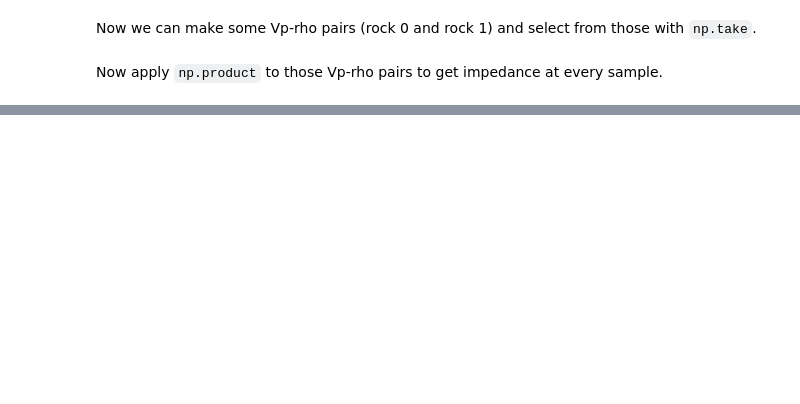
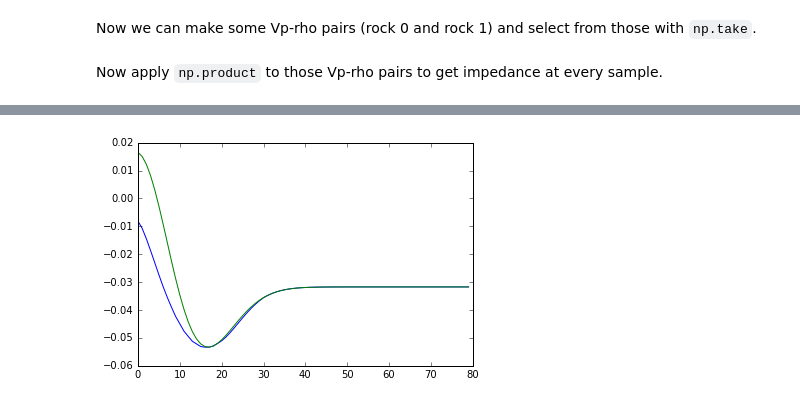
Before and after one commit to ymustc/geocomputing, a Jupyter notebook: notebooks/Synthetic_wedge.ipynb, the cells around one changed output, grey strips where cells are left out. Cells and saved outputs as stored; diff of their text form; code cells hidden in the pictures; blank space fills up the shorter version.

```diff
--- a/notebooks/Synthetic_wedge.ipynb
+++ b/notebooks/Synthetic_wedge.ipynb
@@ -69,0 +87,12 @@ plt.show()
+# %%
+apparent = np.amin(synth, axis=0)
+t_apparent = np.argmin(synth, axis=0)
+
+actual = synth[depth//3, :]
+t_actual = np.ones_like(t_apparent) * depth//3
+# %%
+plt.plot(apparent)
+plt.plot(actual)
+plt.show()
+# %% [output]
+[figure, added]
```
Also changed, not shown: parts of 21 cells of this notebook, 23 other files.
